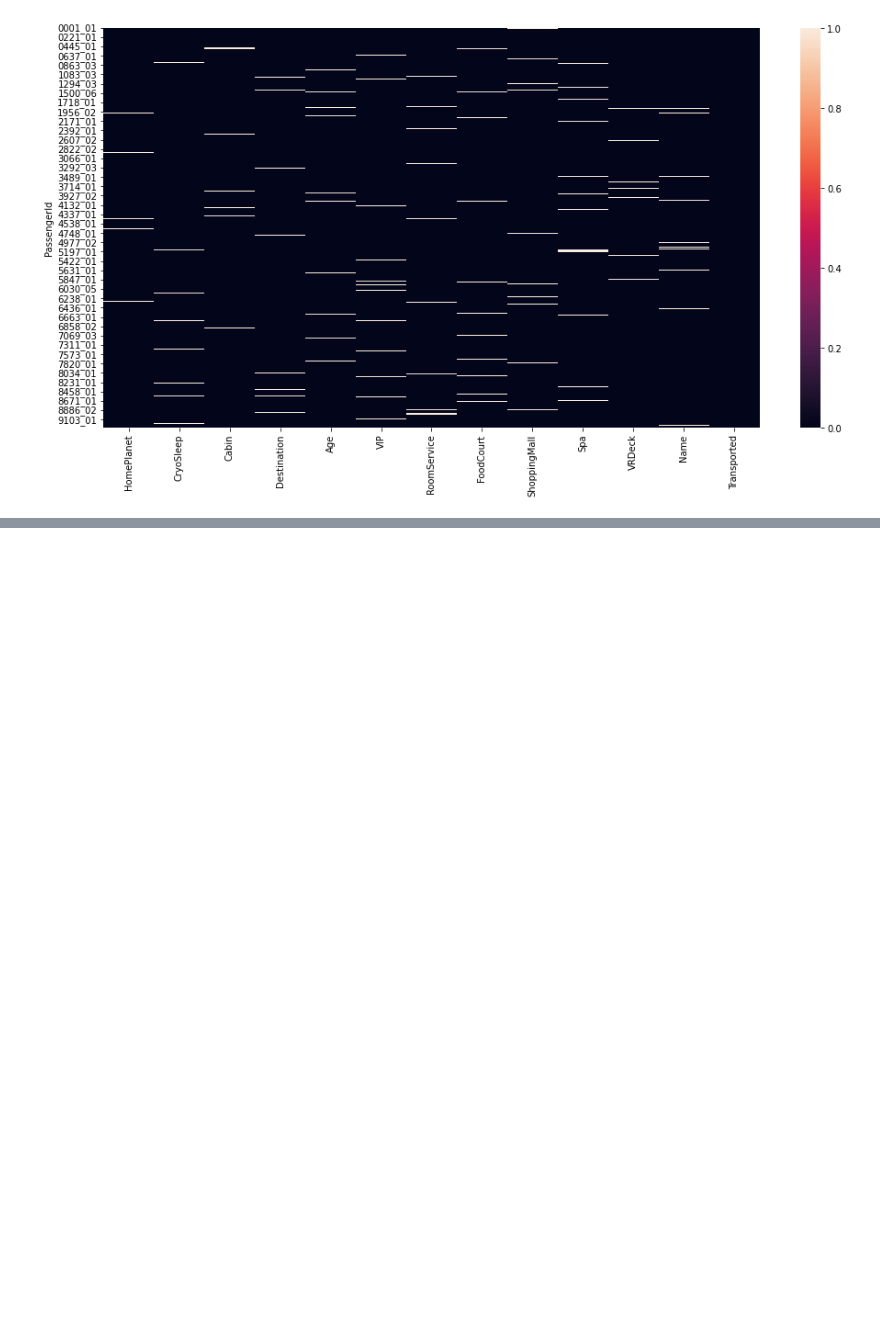
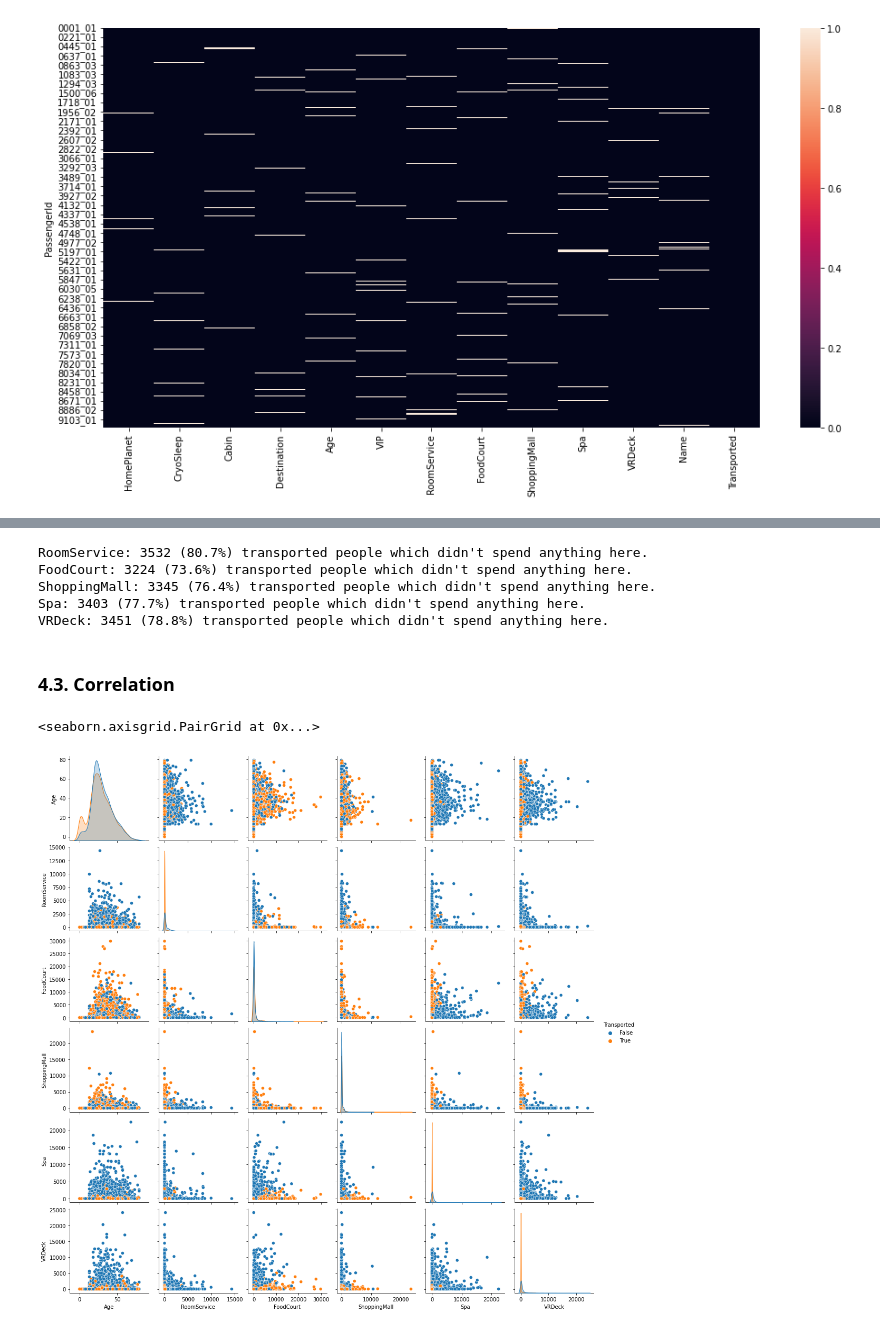
Before and after one commit to ThomasDumazert/01-spaceship_titanic, a Jupyter notebook: notebooks/eda.ipynb, the cells around one changed output, grey strips where cells are left out. Saved outputs shown, nothing was run; the diff lists cells and outputs as text; code cells hidden in the pictures; blank space fills up the shorter version.

```diff
--- a/notebooks/eda.ipynb
+++ b/notebooks/eda.ipynb
@@ -99,0 +267,17 @@ numerical_columns = ['Age', 'RoomService', 'FoodCourt', 'ShoppingMall', 'Spa', '
+# %%
+for column in skewed_columns:
+    nb_zeros_transported = df[(df[column] == 0) & df[target]].shape[0]
+    print(f'{column}: {nb_zeros_transported} ({compute_prop(nb_zeros_transported, nb_transported):.1f}%) transported people which didn\'t spend anything here.')
+# %% [output]
+RoomService: 3532 (80.7%) transported people which didn't spend anything here.
+FoodCourt: 3224 (73.6%) transported people which didn't spend anything here.
+ShoppingMall: 3345 (76.4%) transported people which didn't spend anything here.
+Spa: 3403 (77.7%) transported people which didn't spend anything here.
+VRDeck: 3451 (78.8%) transported people which didn't spend anything here.
+# %% [markdown]
+### 4.3. Correlation
+# %%
+sns.pairplot(df[numerical_columns + [target]], hue=target)
+# %% [output]
+<seaborn.axisgrid.PairGrid at 0x...>
+[figure, added]
```
Also changed, not shown: parts of 34 cells of this notebook.
